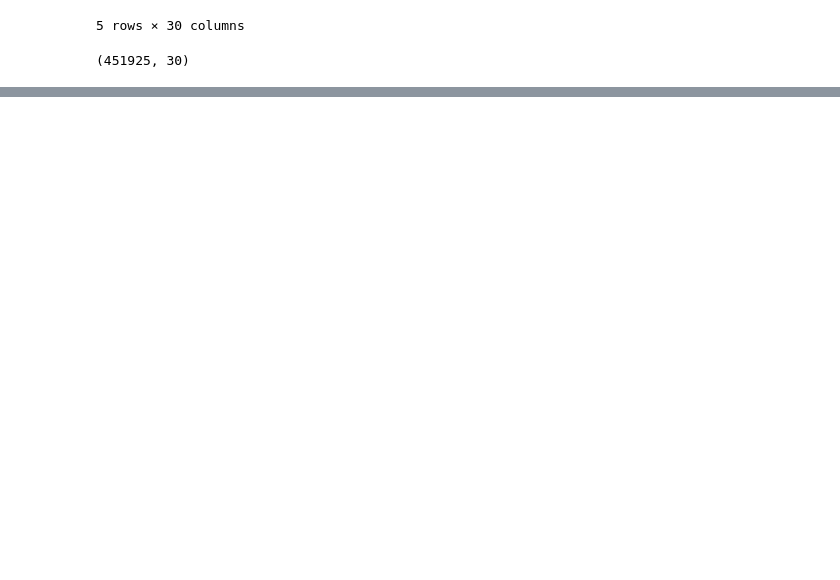
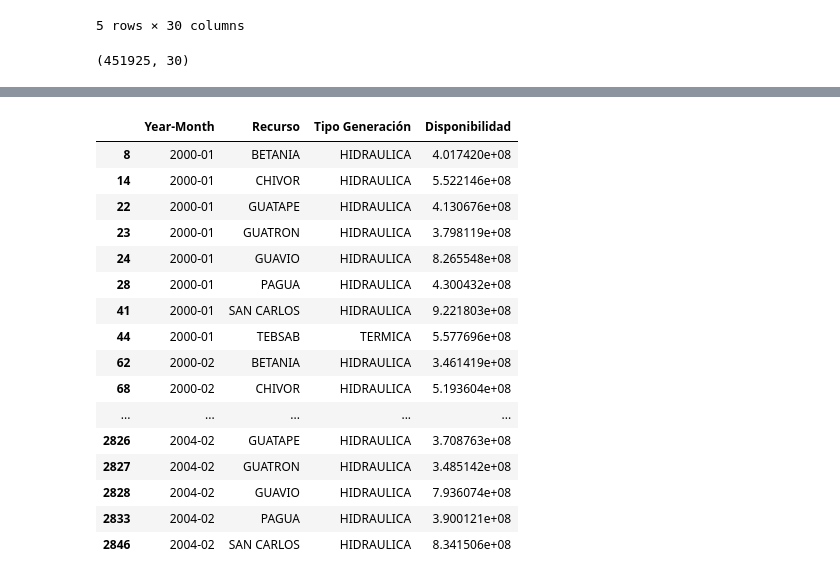
Before and after one commit to sebcasro/DS4A_Team88, a Jupyter notebook: disponibilidad_2.ipynb, the cells around one changed output, grey strips where cells are left out. Saved outputs shown, nothing was run; the diff lists cells and outputs as text; code cells hidden in the pictures; blank space fills up the shorter version.

```diff
--- a/disponibilidad_2.ipynb
+++ b/disponibilidad_2.ipynb
@@ -97,0 +148,6 @@ dtype: object
+# %%
+data1 = df[df['Year']==2020].groupby(['Recurso'])["Disponibilidad"].sum().reset_index()
+top_recursos = list(data1.sort_values("Disponibilidad", ascending=False)['Recurso'][:10])
+
+data=df.groupby(["Year-Month", 'Recurso', "Tipo Generación"])["Disponibilidad"].sum().reset_index()
+data2=data[data['Recurso'].isin(top_recursos)]
@@ -97,0 +167,21 @@ dtype: object
+# %%
+data2=data[data['Recurso'].isin(top_recursos)]
+data2
+# %% [output]
+|  | Year-Month | Recurso | Tipo Generación | Disponibilidad |
+| 8 | 2000-01 | BETANIA | HIDRAULICA | 4.017420e+08 |
+| 14 | 2000-01 | CHIVOR | HIDRAULICA | 5.522146e+08 |
+| 22 | 2000-01 | GUATAPE | HIDRAULICA | 4.130676e+08 |
+| 23 | 2000-01 | GUATRON | HIDRAULICA | 3.798119e+08 |
+| 24 | 2000-01 | GUAVIO | HIDRAULICA | 8.265548e+08 |
+| 28 | 2000-01 | PAGUA | HIDRAULICA | 4.300432e+08 |
+| 41 | 2000-01 | SAN CARLOS | HIDRAULICA | 9.221803e+08 |
+| 44 | 2000-01 | TEBSAB | TERMICA | 5.577696e+08 |
+| 62 | 2000-02 | BETANIA | HIDRAULICA | 3.461419e+08 |
+| 68 | 2000-02 | CHIVOR | HIDRAULICA | 5.193604e+08 |
+| ... | ... | ... | ... | ... |
+| 2826 | 2004-02 | GUATAPE | HIDRAULICA | 3.708763e+08 |
+| 2827 | 2004-02 | GUATRON | HIDRAULICA | 3.485142e+08 |
+| 2828 | 2004-02 | GUAVIO | HIDRAULICA | 7.936074e+08 |
+| 2833 | 2004-02 | PAGUA | HIDRAULICA | 3.900121e+08 |
+| 2846 | 2004-02 | SAN CARLOS | HIDRAULICA | 8.341506e+08 |
```
Also changed, not shown: parts of 12 cells of this notebook.
